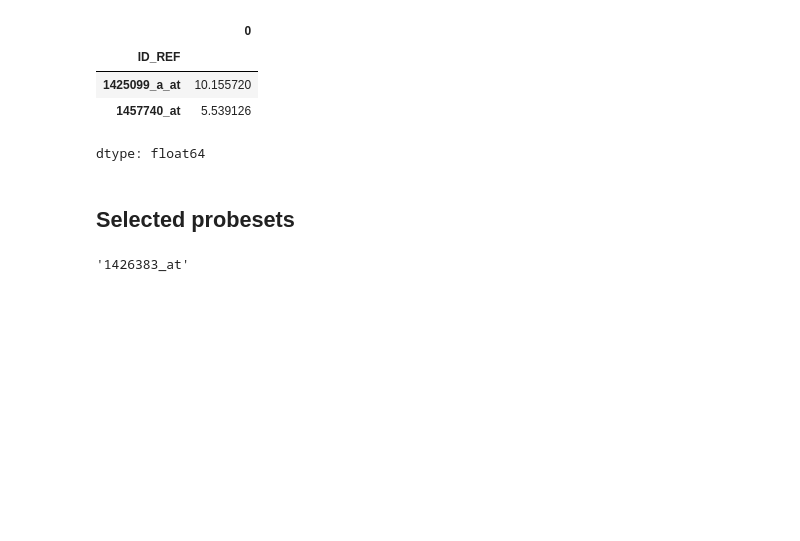
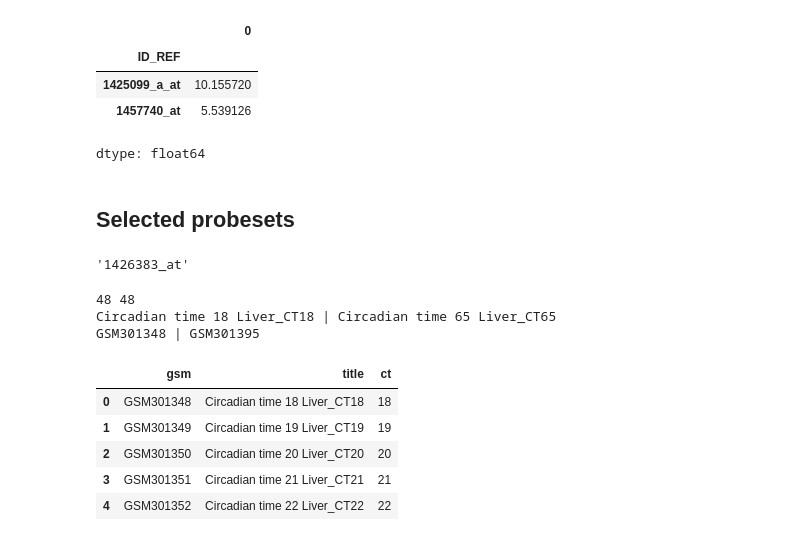
Before and after one commit to Sezemr/Circadian-Rhythm-Detection-, a Jupyter notebook: 01_setup_and_data.ipynb, the cells around one changed output. Saved outputs shown, nothing was run; the diff lists cells and outputs as text; code cells hidden in the pictures; blank space fills up the shorter version.

```diff
--- a/01_setup_and_data.ipynb
+++ b/01_setup_and_data.ipynb
@@ -186,0 +199,19 @@ clock_probes ["Cry2"]
+# %%
+print(len(titles), len(gsm_ids))
+print(titles[0], "|", titles[-1])
+print(gsm_ids[0], "|", gsm_ids[-1])
+# %% [output]
+48 48
+Circadian time 18 Liver_CT18 | Circadian time 65 Liver_CT65
+GSM301348 | GSM301395
+# %%
+samples = pd.DataFrame({"gsm": gsm_ids, "title": titles})
+samples["ct"] = samples["title"].str.split("_CT").str[1].astype(int)
+samples.head()
+# %% [output]
+|  | gsm | title | ct |
+| 0 | GSM301348 | Circadian time 18 Liver_CT18 | 18 |
+| 1 | GSM301349 | Circadian time 19 Liver_CT19 | 19 |
+| 2 | GSM301350 | Circadian time 20 Liver_CT20 | 20 |
+| 3 | GSM301351 | Circadian time 21 Liver_CT21 | 21 |
+| 4 | GSM301352 | Circadian time 22 Liver_CT22 | 22 |
```
Also changed, not shown: parts of 9 cells of this notebook.
